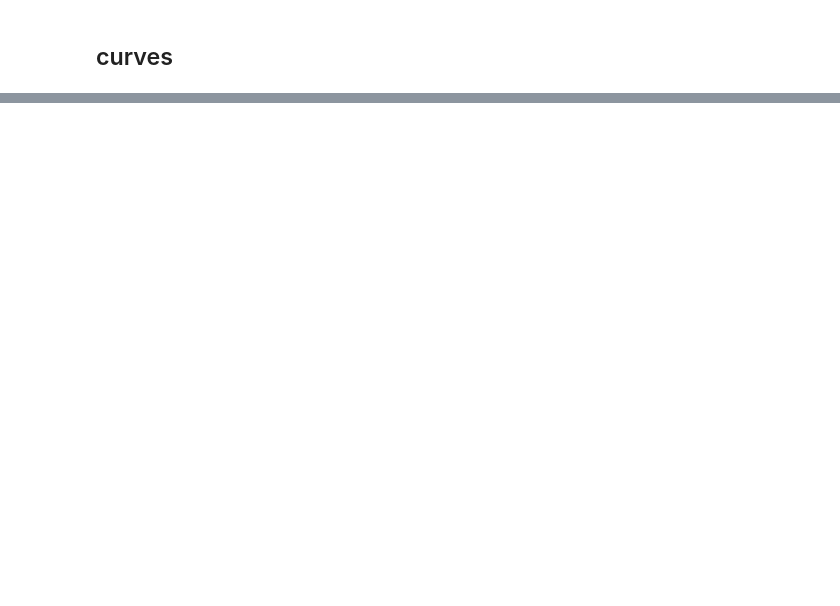
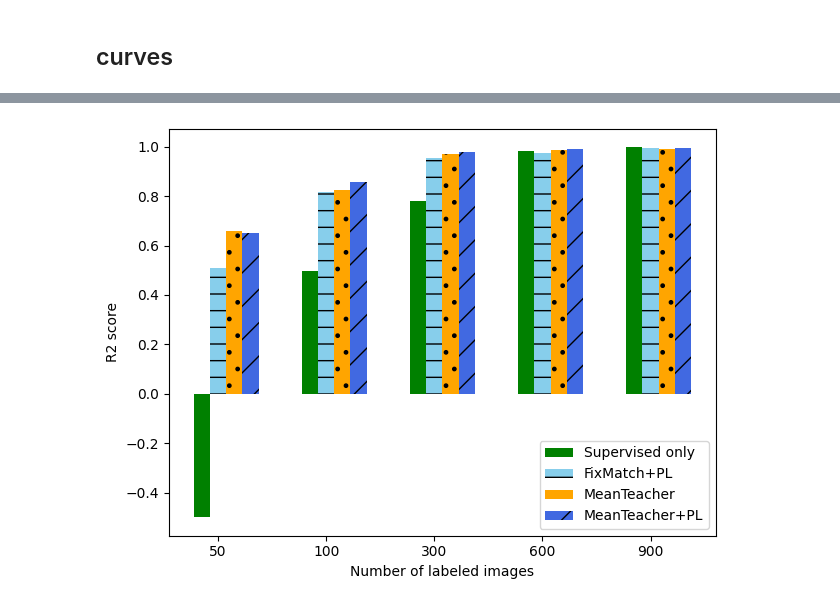
Before and after one commit to jizhang02/SemiDose, a Jupyter notebook: regfixmatch.ipynb, the cells around one changed output, grey strips where cells are left out. Drawn from its saved outputs; the diff is of its cells as text; code cells hidden in the pictures; blank space fills up the shorter version.

```diff
--- a/reg-fix-match.ipynb
+++ b/regfixmatch.ipynb
@@ -485,0 +483,40 @@ plt.show()
+# %%
+import matplotlib.pyplot as plt
+import numpy as np
+
+'''ArithmeticError
+Supervised   & $-6.328 \pm 14.357 $& $0.495 \pm 0.482 $ & $0.781 \pm 0.226$ & $0.984 \pm 0.009$ & $0.997 \pm 0.002$ \\
+MeanTeacher & $0.658 \pm 0.18 $& $0.825 \pm 0.053 $ & $\textbf{0.969} \pm 0.017$ & $0.988 \pm 0.006$ & $0.992 \pm 0.004$ \\
+RegMeanTeacher & $\textbf{0.652} \pm 0.166 $ & $0.859 \pm 0.048 $& $0.98 \pm 0.009$ & $0.991 \pm 0.004$ & $\textbf{0.996} \pm 0.003$ \\
+RegFixMatch  & $0.508 \pm 0.218 $ & $0.817 \pm 0.052 $& $0.956 \pm 0.011 $ & $\textbf{0.974} \pm 0.008 $ & $0.995 \pm 0.002$ \\ \hline
+'''
+
+# data
+labels = ['50', '100', '300', '600', '900']
+supervised = [-0.5, 0.495, 0.781, 0.984, 0.997 ]
+meanteacher = [0.658, 0.825, 0.969, 0.988, 0.992]
+regmeanteacher = [0.652, 0.859, 0.98, 0.991, 0.996]
+regfixmatch = [0.508, 0.817, 0.956, 0.974, 0.995]
+
+x = np.arange(len(labels))
+
+width = 0.15
+# hatch paras：{'/', '', '|', '-', '+', 'x', 'o', 'O', '.', '*'}
+fig, ax = plt.subplots()
+rects1 = ax.bar(x - width, supervised, width, hatch='', label='Supervised only', color='green')
+rects2 = ax.bar(x, regfixmatch, width, hatch='-', label='FixMatch+PL', color='skyblue')
+rects3 = ax.bar(x + width, meanteacher, width, hatch='.', label='MeanTeacher', color='orange')
+rects4 = ax.bar(x + 2*width, regmeanteacher, width, hatch='/', label='MeanTeacher+PL', color='royalblue')
+
+ax.set_xlabel('Number of labeled images')
+ax.set_ylabel('R2 score')
+#ax.set_title('Bar Chart with Four Groups')
+
+ax.set_xticks(x)
+ax.set_xticklabels(labels)
+ax.legend(loc='lower right')
+plt.tight_layout()
+plt.savefig('bar.pdf', dpi=100, orientation='landscape', format='pdf') # if need to save
+plt.show()
+# %% [output]
+[figure, added]
```
Also changed, not shown: parts of 17 cells of this notebook, 2 other files.
